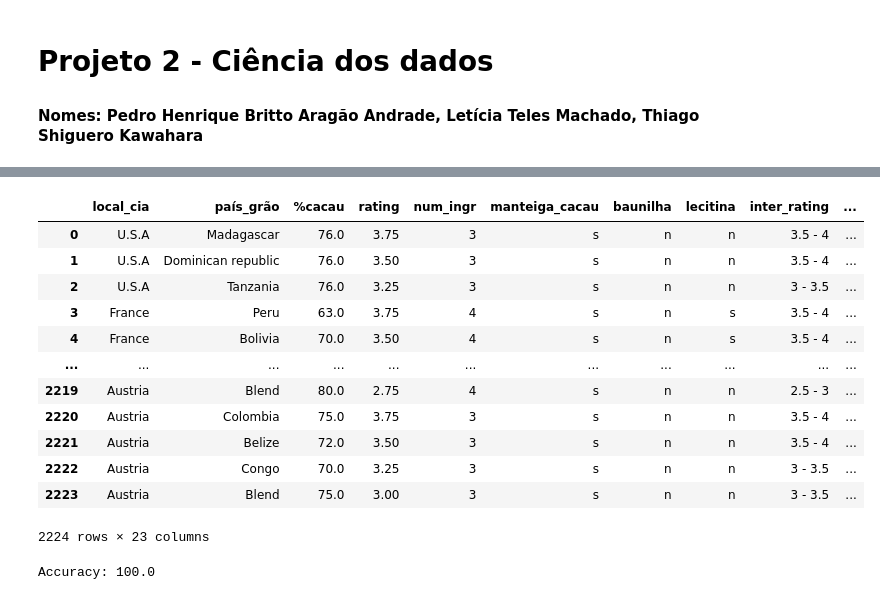
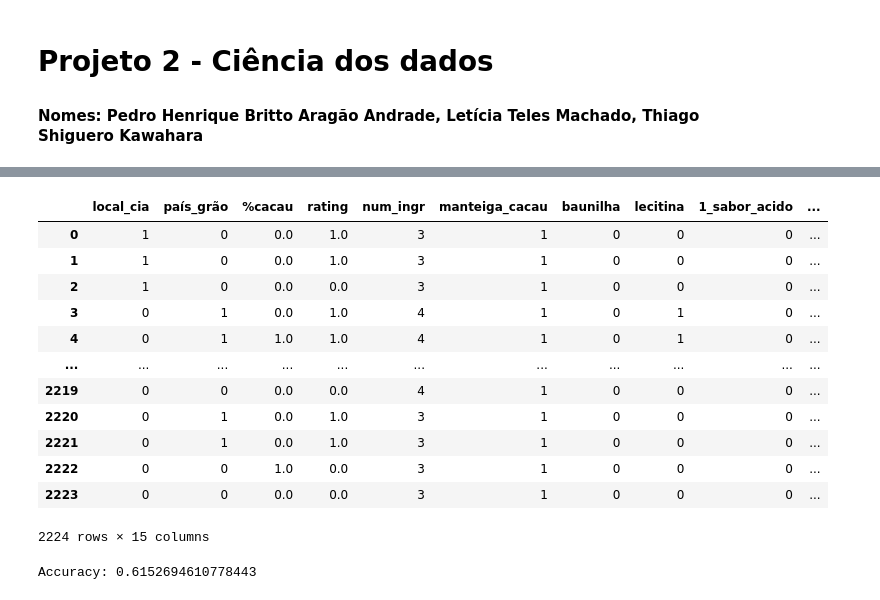
Before and after one commit to Pedro2712/Projeto_2-ciedados, a Jupyter notebook: Projeto 2 - Ciedados.ipynb, the cells around one changed output, grey strips where cells are left out. Saved outputs shown, nothing was run; the diff lists cells and outputs as text; code cells hidden in the pictures.

```diff
--- a/Projeto 2 - Ciedados.ipynb
+++ b/Projeto 2 - Ciedados.ipynb
@@ -511,0 +46,8 @@ Index(['local_cia', 'país_grão', '%cacau', 'rating', 'num_ingr',
+# %%
+# Traduzindo o dataset para o português.
+
+# Renomeando as colunas
+
+dados= dados.rename(columns= {"company": "cia", "company_location": "local_cia", "country_of_bean_origin": "país_grão",
+                      "cocoa_percent": "%cacau", "counts_of_ingredients": "num_ingr", "cocoa_butter": "manteiga_cacau",
+                      "vanilla": "baunilha", "lecithin": "lecitina", "first_taste": "1_sabor", "second_taste": "2_sabor"})
@@ -511,0 +71,7 @@ Index(['local_cia', 'país_grão', '%cacau', 'rating', 'num_ingr',
+# %%
+# Pelo value_counts percebemos que há uma grande discrêpancia de quantidade de chocolates dos U.S.A. e do resto do mundo e
+# também existe uma larga variedade de países, com 66 no total.
+# Portanto classificamos a coluna local_cia em ser U.S.A. ou não.
+
+dados.loc[dados.local_cia!= "U.S.A", "local_cia"]= 0
+dados.loc[dados.local_cia== "U.S.A", "local_cia"]= 1
@@ -511,0 +128,17 @@ Index(['local_cia', 'país_grão', '%cacau', 'rating', 'num_ingr',
+# %%
+# Pelo histograma percebesse que há uma grande concentração de chocolates com 70% de cacau, então categorizamos a coluna
+# %cacau em porcentagem de cacau igual a 70 ou não.
+
+dados.loc[dados["%cacau"]!= 70, "%cacau"]= 0
+dados.loc[dados["%cacau"]== 70, "%cacau"]= 1
+# %%
+# Renomeando as linhas de manteiga_cacau, baunilha, lecitina
+
+dados.loc[dados.manteiga_cacau== "have_cocoa_butter", "manteiga_cacau"]= 1
+dados.loc[dados.manteiga_cacau== "have_not_cocoa_butter", "manteiga_cacau"]= 0
+
+dados.loc[dados.baunilha== "have_not_vanila", "baunilha"]= 0
+dados.loc[dados.baunilha== "have_vanila", "baunilha"]= 1
+
+dados.loc[dados.lecitina== "have_not_lecithin", "lecitina"]= 0
+dados.loc[dados.lecitina== "have_lecithin", "lecitina"]= 1
@@ -532,18 +564,18 @@ dados
 # %%
-aaa=pd.get_dummies(data=dados,columns=["1_sabor"])
-aaa
+dados2=pd.get_dummies(data=dados,columns=["1_sabor"])
+dados2
 # %% [output]
-|  | local_cia | país_grão | %cacau | rating | num_ingr | manteiga_cacau | baunilha | lecitina | inter_rating | ... |
-| 0 | U.S.A | Madagascar | 76.0 | 3.75 | 3 | s | n | n | 3.5 - 4 | ... |
-| 1 | U.S.A | Dominican republic | 76.0 | 3.50 | 3 | s | n | n | 3.5 - 4 | ... |
-| 2 | U.S.A | Tanzania | 76.0 | 3.25 | 3 | s | n | n | 3 - 3.5 | ... |
-| 3 | France | Peru | 63.0 | 3.75 | 4 | s | n | s | 3.5 - 4 | ... |
-| 4 | France | Bolivia | 70.0 | 3.50 | 4 | s | n | s | 3.5 - 4 | ... |
+|  | local_cia | país_grão | %cacau | rating | num_ingr | manteiga_cacau | baunilha | lecitina | 1_sabor_acido | ... |
+| 0 | 1 | 0 | 0.0 | 1.0 | 3 | 1 | 0 | 0 | 0 | ... |
+| 1 | 1 | 0 | 0.0 | 1.0 | 3 | 1 | 0 | 0 | 0 | ... |
+| 2 | 1 | 0 | 0.0 | 0.0 | 3 | 1 | 0 | 0 | 0 | ... |
+| 3 | 0 | 1 | 0.0 | 1.0 | 4 | 1 | 0 | 1 | 0 | ... |
+| 4 | 0 | 1 | 1.0 | 1.0 | 4 | 1 | 0 | 1 | 0 | ... |
 | ... | ... | ... | ... | ... | ... | ... | ... | ... | ... | ... |
-| 2219 | Austria | Blend | 80.0 | 2.75 | 4 | s | n | n | 2.5 - 3 | ... |
-| 2220 | Austria | Colombia | 75.0 | 3.75 | 3 | s | n | n | 3.5 - 4 | ... |
-| 2221 | Austria | Belize | 72.0 | 3.50 | 3 | s | n | n | 3.5 - 4 | ... |
-| 2222 | Austria | Congo | 70.0 | 3.25 | 3 | s | n | n | 3 - 3.5 | ... |
-| 2223 | Austria | Blend | 75.0 | 3.00 | 3 | s | n | n | 3 - 3.5 | ... |
+| 2219 | 0 | 0 | 0.0 | 0.0 | 4 | 1 | 0 | 0 | 0 | ... |
+| 2220 | 0 | 1 | 0.0 | 1.0 | 3 | 1 | 0 | 0 | 0 | ... |
+| 2221 | 0 | 1 | 0.0 | 1.0 | 3 | 1 | 0 | 0 | 0 | ... |
+| 2222 | 0 | 0 | 1.0 | 0.0 | 3 | 1 | 0 | 0 | 0 | ... |
+| 2223 | 0 | 0 | 0.0 | 0.0 | 3 | 1 | 0 | 0 | 0 | ... |
-2224 rows × 23 columns
+2224 rows × 15 columns
 # %%
@@ -562,4 +592,4 @@ y_pred=clf.predict(x_test)
 # %%
-print("Accuracy:", (metrics.accuracy_score(y_test, y_pred))*100)
+print("Accuracy:", (metrics.accuracy_score(y_test, y_pred)))
 # %% [output]
-Accuracy: 100.0
+Accuracy: 0.6152694610778443
```
Also changed, not shown: parts of 65 cells of this notebook.
